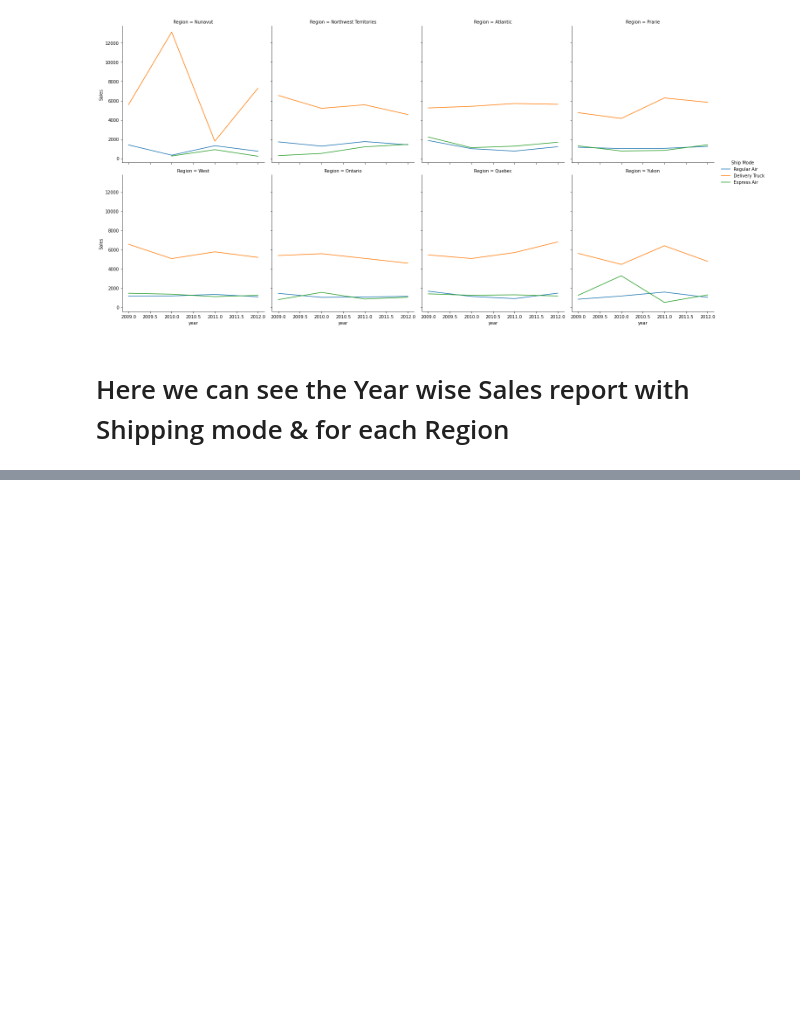
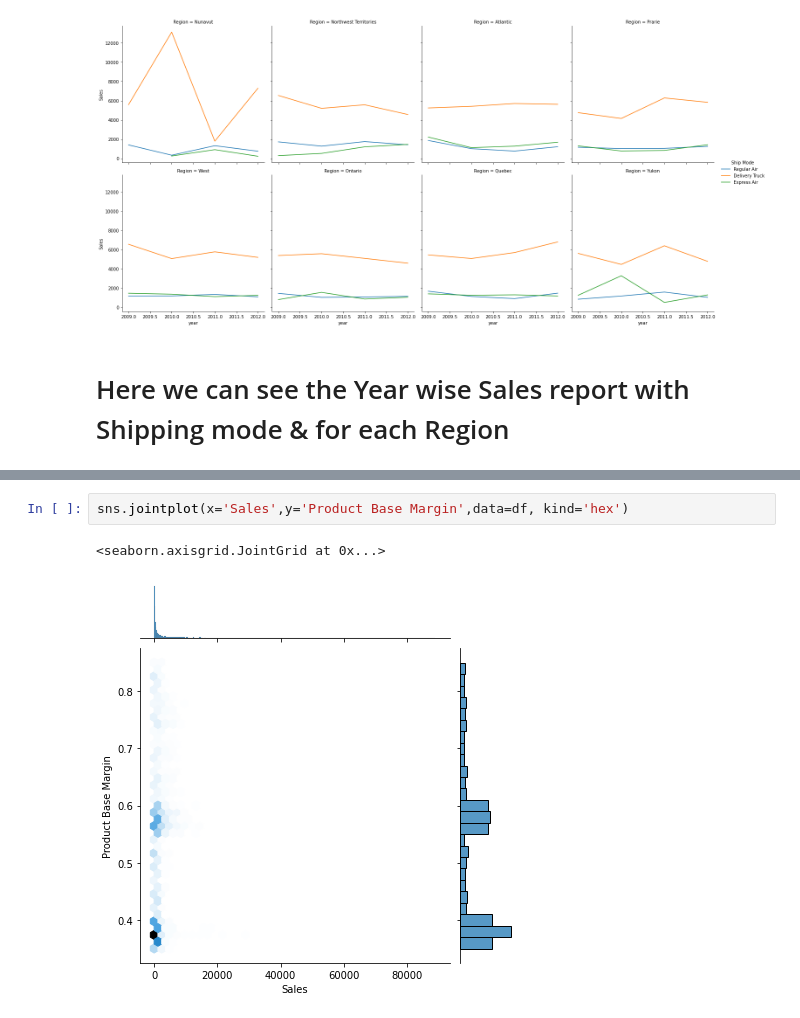
Before and after one commit to tonmoyazad/Data-Science, a Jupyter notebook: Sales Data Vizualization.ipynb, the cells around one changed output, grey strips where cells are left out. Cells and saved outputs as stored; diff of their text form; blank space fills up the shorter version.

Commit message:
Aded Pairplot & JointPlot

```diff
--- a/Sales Data Vizualization.ipynb
+++ b/Sales Data Vizualization.ipynb
@@ -161,0 +152,5 @@ Index(['Row ID', 'Order ID', 'Order Date', 'Order Priority', 'Order Quantity',
+# %%
+sns.jointplot(x='Sales',y='Product Base Margin',data=df, kind='hex')
+# %% [output]
+<seaborn.axisgrid.JointGrid at 0x...>
+[figure, added]
```
Also changed, not shown: parts of 34 cells of this notebook.
